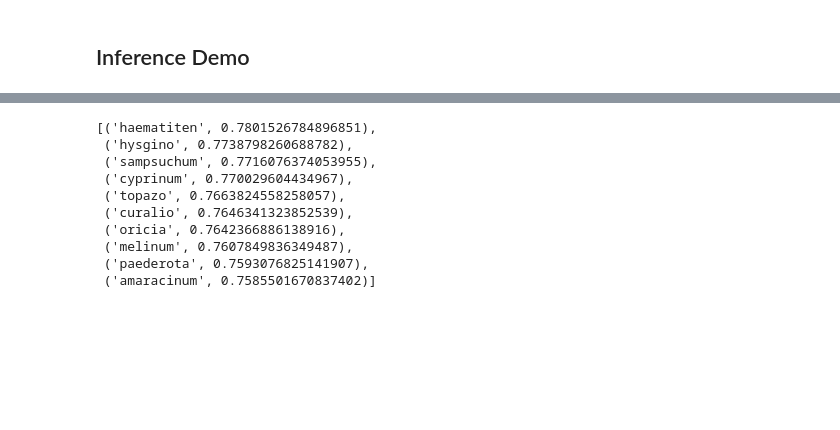
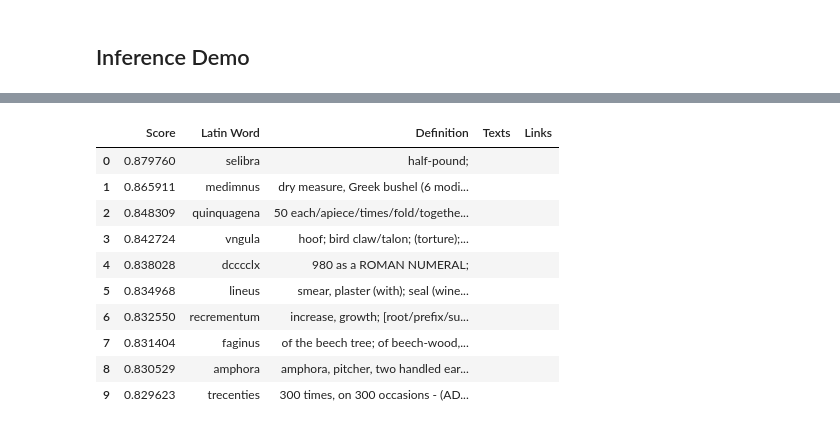
Before and after one commit to PerceptronV/aventine, a Jupyter notebook: demo.ipynb, the cells around one changed output, grey strips where cells are left out. Cells and saved outputs as stored; diff of their text form; code cells hidden in the pictures; blank space fills up the shorter version.

```diff
--- a/demo.ipynb
+++ b/demo.ipynb
@@ -169,13 +246,17 @@ search('bronze metallurgy', language='eng', texts=['Naturalis Historia'])
 # %%
-search('chrysocolla', language='lat', texts=['Naturalis Historia'])
+search('phiala',
+       language='lat',
+       texts=[],
+       results=10)
 # %% [output]
-[('haematiten', 0.7801526784896851),
- ('hysgino', 0.7738798260688782),
- ('sampsuchum', 0.7716076374053955),
- ('cyprinum', 0.770029604434967),
- ('topazo', 0.7663824558258057),
- ('curalio', 0.7646341323852539),
- ('oricia', 0.7642366886138916),
- ('melinum', 0.7607849836349487),
- ('paederota', 0.7593076825141907),
- ('amaracinum', 0.7585501670837402)]
+|  | Score | Latin Word | Definition | Texts | Links |
+| 0 | 0.879760 | selibra | half-pound; |  |  |
+| 1 | 0.865911 | medimnus | dry measure, Greek bushel (6 modi... |  |  |
+| 2 | 0.848309 | quinquagena | 50 each/apiece/times/fold/togethe... |  |  |
+| 3 | 0.842724 | vngula | hoof; bird claw/talon; (torture);... |  |  |
+| 4 | 0.838028 | dcccclx | 980 as a ROMAN NUMERAL; |  |  |
+| 5 | 0.834968 | lineus | smear, plaster (with); seal (wine... |  |  |
+| 6 | 0.832550 | recrementum | increase, growth; [root/prefix/su... |  |  |
+| 7 | 0.831404 | faginus | of the beech tree; of beech-wood,... |  |  |
+| 8 | 0.830529 | amphora | amphora, pitcher, two handled ear... |  |  |
+| 9 | 0.829623 | trecenties | 300 times, on 300 occasions - (AD... |  |  |
```
Also changed, not shown: parts of 13 cells of this notebook.
